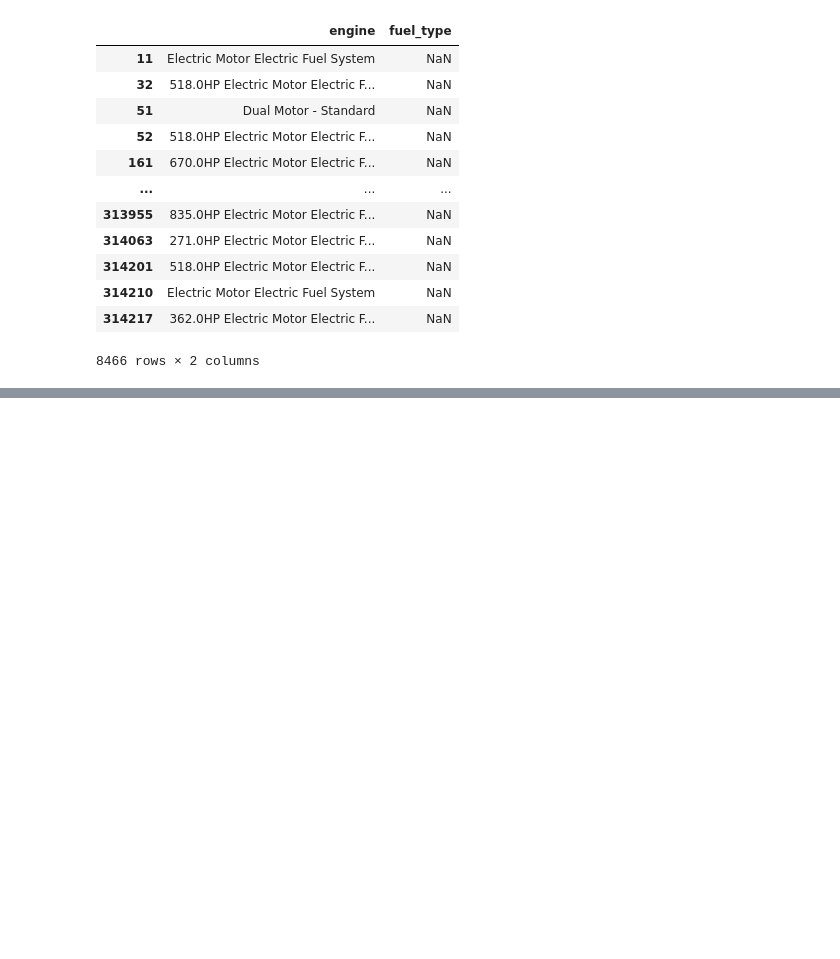
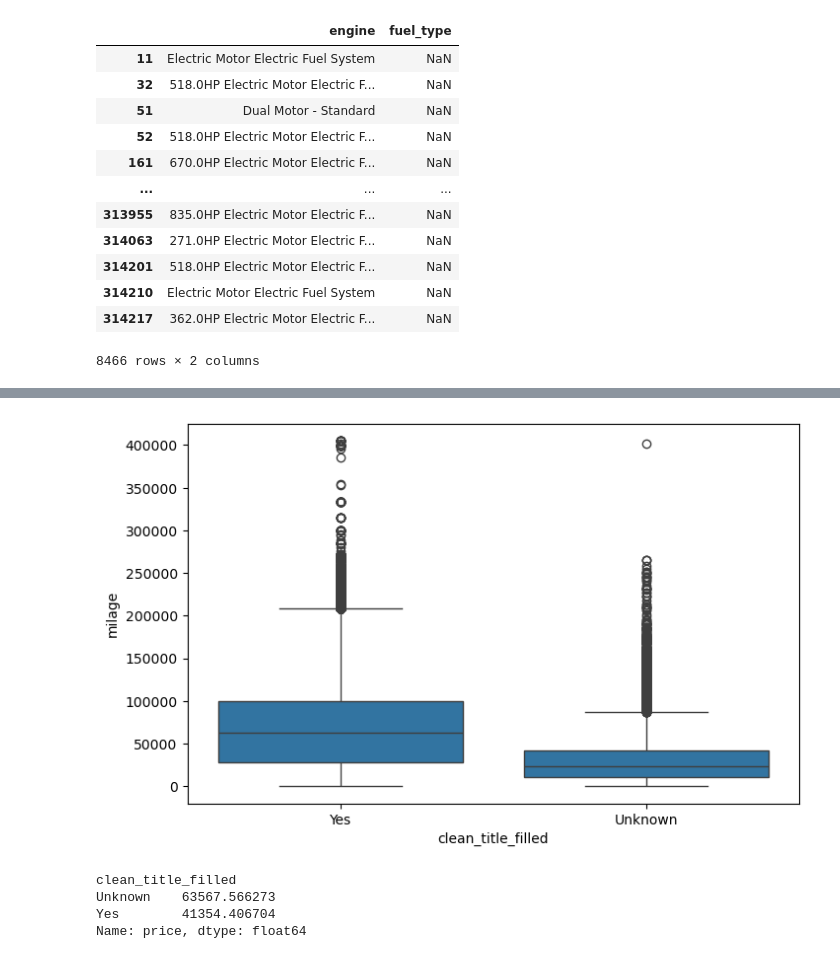
Before and after one commit to mkdsps/vezba_kaggle, a Jupyter notebook: prices.ipynb, the cells around one changed output, grey strips where cells are left out. Cells and saved outputs as stored; diff of their text form; code cells hidden in the pictures; blank space fills up the shorter version.

```diff
--- a/prices.ipynb
+++ b/prices.ipynb
@@ -41,0 +199,13 @@ data_engine_electric
+# %%
+plt.figure(figsize=(8,5))
+sns.boxplot(data=data, x='clean_title_filled', y='milage')
+plt.show()
+# %% [output]
+[figure, added]
+# %%
+data.groupby('clean_title_filled')['price'].mean()
+# %% [output]
+clean_title_filled
+Unknown    63567.566273
+Yes        41354.406704
+Name: price, dtype: float64
```
Also changed, not shown: parts of 24 cells of this notebook.
